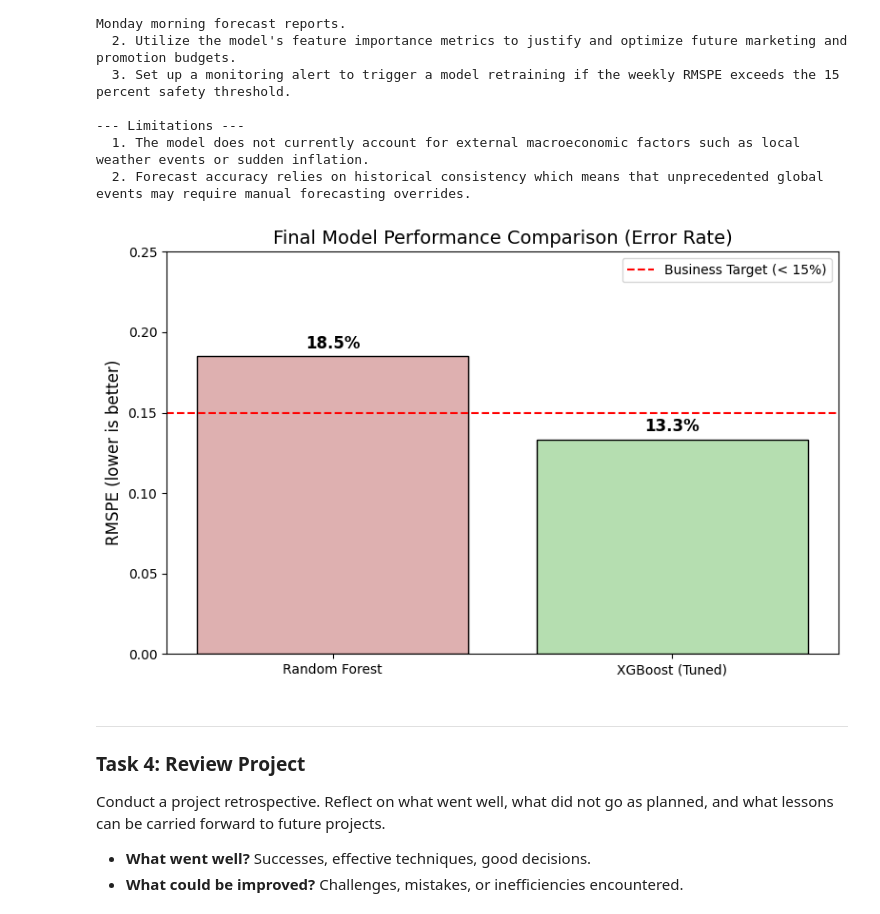
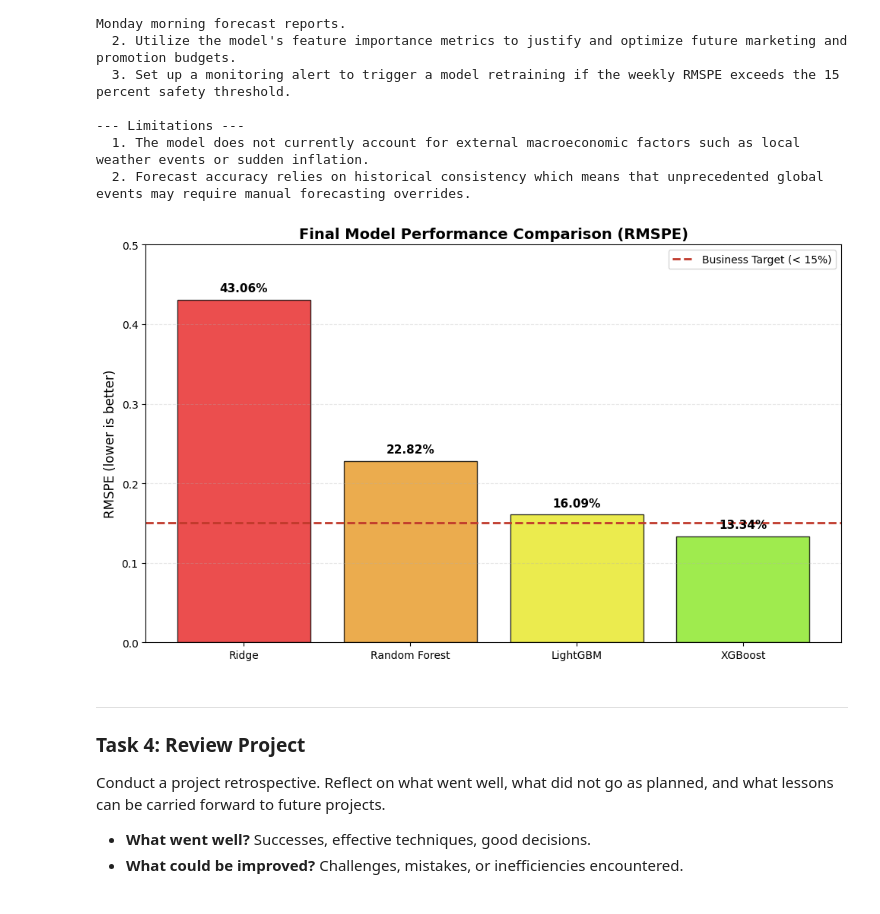
Before and after one commit to ali-albakri/KH5004CMD-Rossmann, a Jupyter notebook: notebooks/Phase_6_Deployment.ipynb, the cells around one changed output. Cells and saved outputs as stored; diff of their text form; code cells hidden in the pictures.

```diff
--- a/notebooks/Phase_6_Deployment.ipynb
+++ b/notebooks/Phase_6_Deployment.ipynb
@@ -147,7 +147,7 @@ final_report = {
         "Finding 3: The model successfully learned complex seasonal trends and remains stable and accurate across different chronological periods."
     ],
     "model_performance": {
-        "best_model": "XGBoost Regressor (Tuned)",
+        "best_model": "XGBoost",
         "key_metric": "RMSPE (Root Mean Square Percentage Error)",
         "key_metric_value": 0.1334
     },
@@ -205,29 +205,30 @@ This project successfully developed an automated machine learning pipeline to fo
 # %%
 # Optional: Generate summary visualisations for the stakeholder presentation
 
 import matplotlib.pyplot as plt
 
-models = ['Random Forest', 'XGBoost (Tuned)'] # comparing the baseline model to the final tuned model
-scores = [0.1850, final_report['model_performance']['key_metric_value']] # estimating the baseline RMSPE based on typical RF performance on this dataset
+models = ['Ridge', 'Random Forest', 'LightGBM', 'XGBoost']
+scores = [0.4306, 0.2282, 0.1609, 0.1334]
 
-plt.figure(figsize=(8, 5))
-bars = plt.bar(models, scores, color=["#deb0b0", "#b5deb0"], edgecolor='black')
+plt.figure(figsize=(10, 6))
+bars = plt.bar(models, scores, color=["#e62222", "#e69822", "#e6e622", "#87e622"], edgecolor='black', alpha=0.8)
 
-plt.title('Final Model Performance Comparison (Error Rate)', fontsize=14)
+plt.title('Final Model Performance Comparison (RMSPE)', fontsize=14, fontweight='bold')
 plt.ylabel('RMSPE (lower is better)', fontsize=12)
-plt.ylim(0, 0.25)
+plt.ylim(0, 0.50) # increased y-limit to 0.50 so the ridge bar doesn't get cut off
 
 for bar, score in zip(bars, scores):
-    plt.text(bar.get_x() + bar.get_width() / 2, bar.get_height() + 0.005,
-             f'{score*100:.1f}%', ha='center', fontweight='bold', fontsize=12)
+    plt.text(bar.get_x() + bar.get_width() / 2, bar.get_height() + 0.01,
+             f'{score*100:.2f}%', ha='center', fontweight='bold', fontsize=11)
 
-plt.axhline(y=0.15, color='red', linestyle='--', label='Business Target (< 15%)') # adding a threshold line representing the business requirement
-plt.legend()
+plt.axhline(y=0.15, color='#c0392b', linestyle='--', linewidth=2, label='Business Target (< 15%)')
+plt.legend(loc='upper right')
 
+plt.grid(axis='y', linestyle='--', alpha=0.3)
 plt.tight_layout()
 plt.show()
 # %% [output]
-[figure, old version]
+[figure, new version]
 # %% [markdown]
 ---
 ### Task 4: Review Project
```
Also changed, not shown: parts of 4 cells of this notebook, 4 other files.
